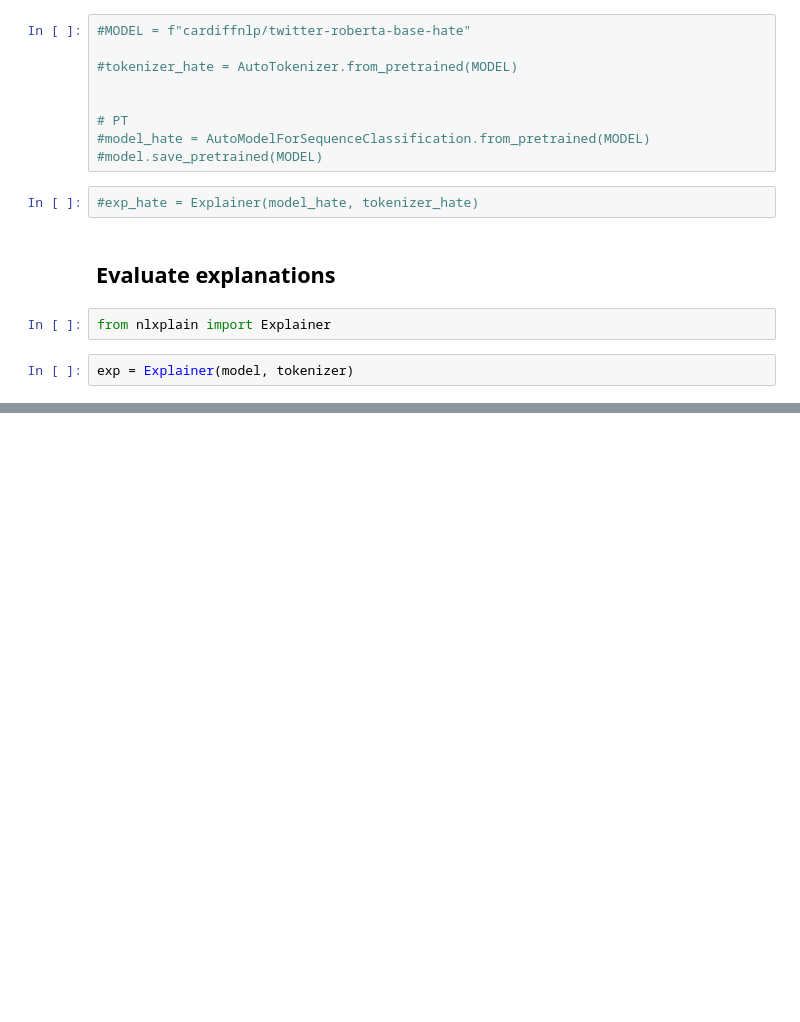
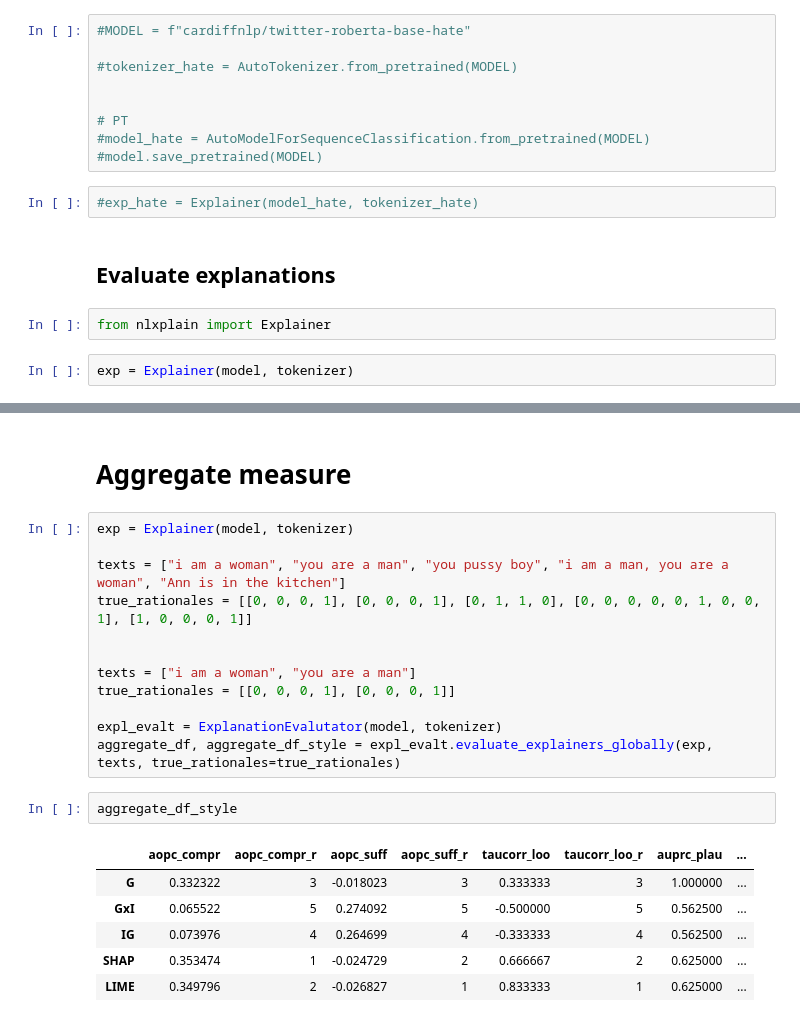
Before and after one commit to g8a9/ferret, a Jupyter notebook: explanation_examples.ipynb, the cells around one changed output, grey strips where cells are left out. Drawn from its saved outputs; the diff is of its cells as text; blank space fills up the shorter version.

Commit message:
aggregate/dataset-level evaluation

```diff
--- a/explanation_examples.ipynb
+++ b/explanation_examples.ipynb
@@ -248,0 +285,23 @@ style_df
+# %% [markdown]
+# Aggregate measure
+# %%
+exp = Explainer(model, tokenizer)
+
+texts = ["i am a woman", "you are a man", "you pussy boy", "i am a man, you are a woman", "Ann is in the kitchen"]
+true_rationales = [[0, 0, 0, 1], [0, 0, 0, 1], [0, 1, 1, 0], [0, 0, 0, 0, 0, 1, 0, 0, 1], [1, 0, 0, 0, 1]]
+
+
+texts = ["i am a woman", "you are a man"]
+true_rationales = [[0, 0, 0, 1], [0, 0, 0, 1]]
+
+expl_evalt = ExplanationEvalutator(model, tokenizer)
+aggregate_df, aggregate_df_style = expl_evalt.evaluate_explainers_globally(exp, texts, true_rationales=true_rationales)
+# %%
+aggregate_df_style
+# %% [output]
+|  | aopc_compr | aopc_compr_r | aopc_suff | aopc_suff_r | taucorr_loo | taucorr_loo_r | auprc_plau | ... |
+| G | 0.332322 | 3 | -0.018023 | 3 | 0.333333 | 3 | 1.000000 | ... |
+| GxI | 0.065522 | 5 | 0.274092 | 5 | -0.500000 | 5 | 0.562500 | ... |
+| IG | 0.073976 | 4 | 0.264699 | 4 | -0.333333 | 4 | 0.562500 | ... |
+| SHAP | 0.353474 | 1 | -0.024729 | 2 | 0.666667 | 2 | 0.625000 | ... |
+| LIME | 0.349796 | 2 | -0.026827 | 1 | 0.833333 | 1 | 0.625000 | ... |
```
Also changed, not shown: parts of 8 cells of this notebook, 5 other files.
